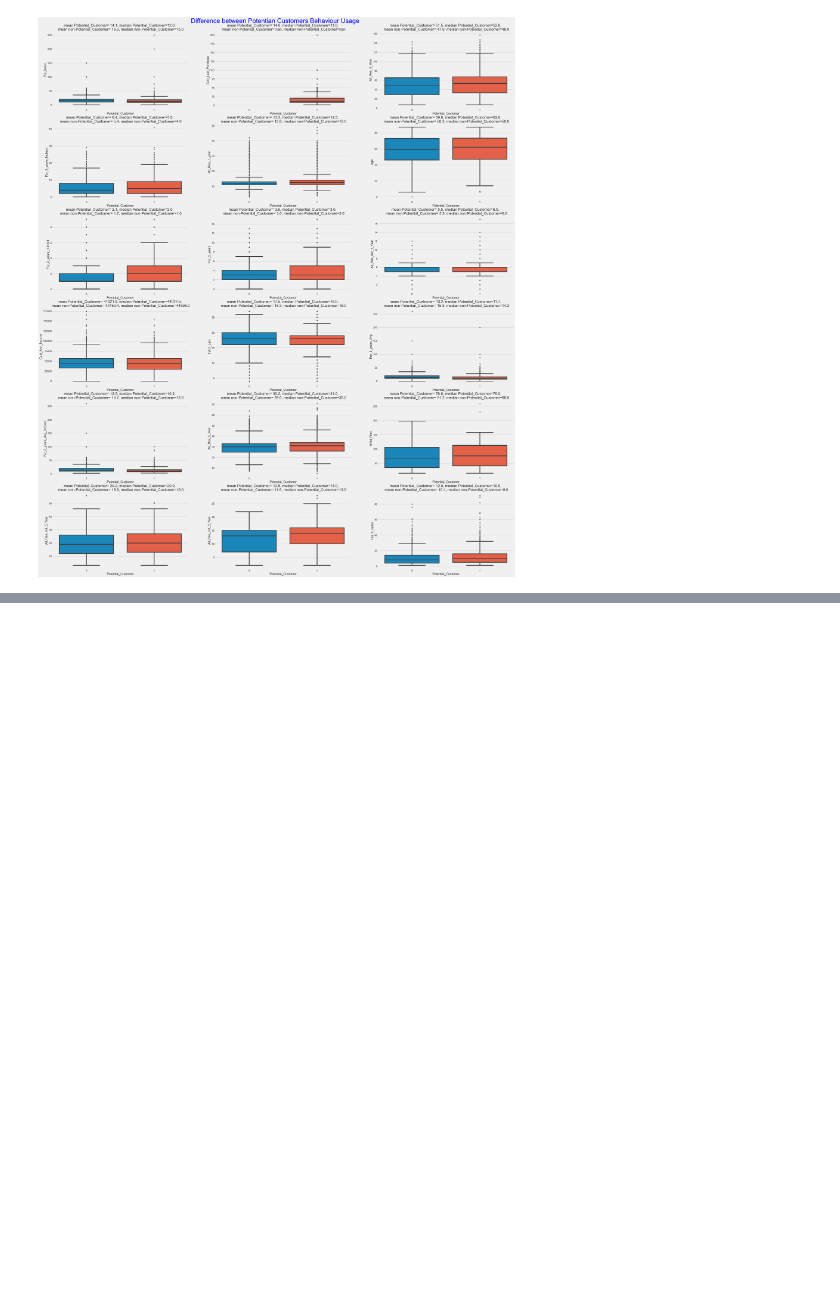
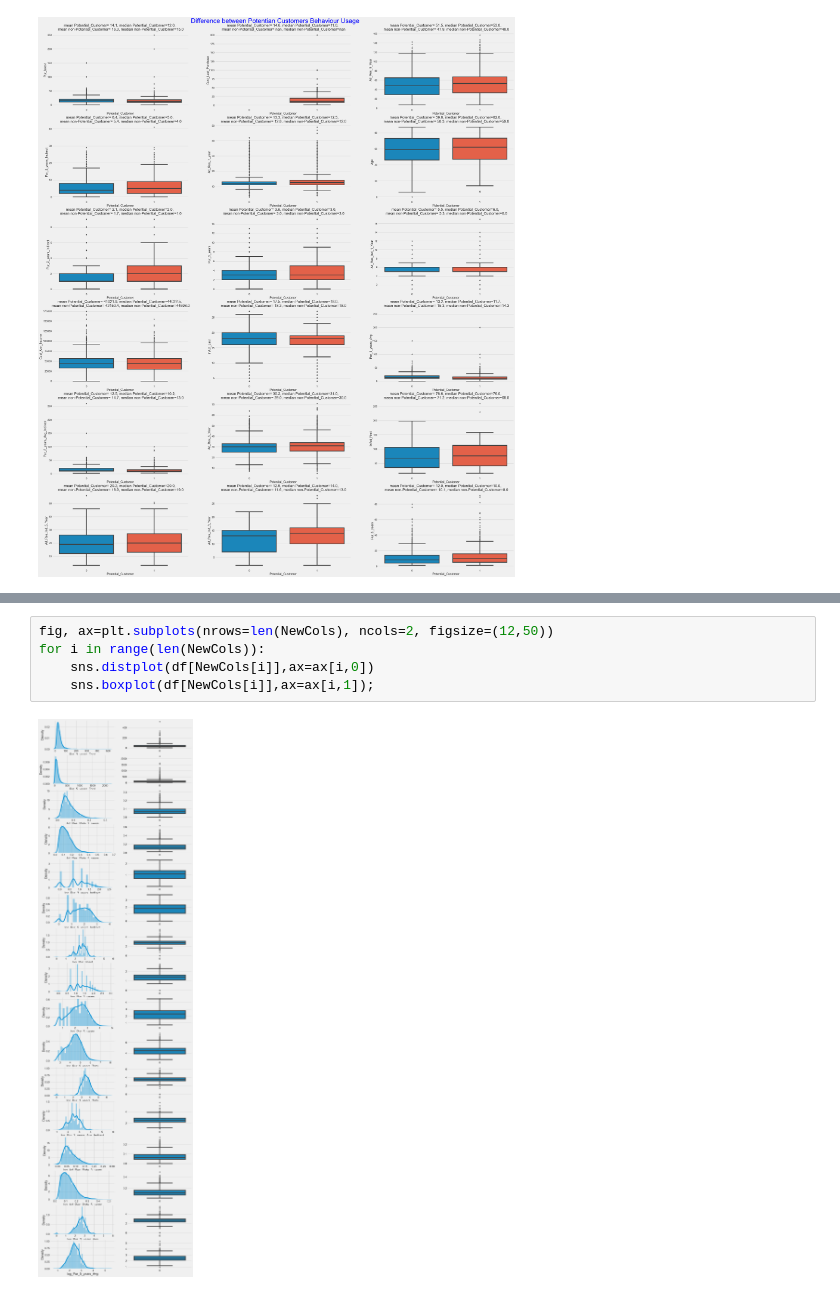
Before and after one commit to wanadzhar913/CADS-2022-Bootcamp-JDS-Cohort-2-Capstone-Project, a Jupyter notebook: CADS_Capstone_Revized.ipynb, the cells around one changed output, grey strips where cells are left out. Drawn from its saved outputs; the diff is of its cells as text; blank space fills up the shorter version.

```diff
--- a/CADS_Capstone_Revized.ipynb
+++ b/CADS_Capstone_Revized.ipynb
@@ -264,0 +291,7 @@ data[NewCols+['Potential_Customer']].groupby('Potential_Customer').median().T
+# %%
+fig, ax=plt.subplots(nrows=len(NewCols), ncols=2, figsize=(12,50))
+for i in range(len(NewCols)):
+    sns.distplot(df[NewCols[i]],ax=ax[i,0])
+    sns.boxplot(df[NewCols[i]],ax=ax[i,1]);
+# %% [output]
+[figure, added]
```
Also changed, not shown: parts of 9 cells of this notebook, 1 other file.
